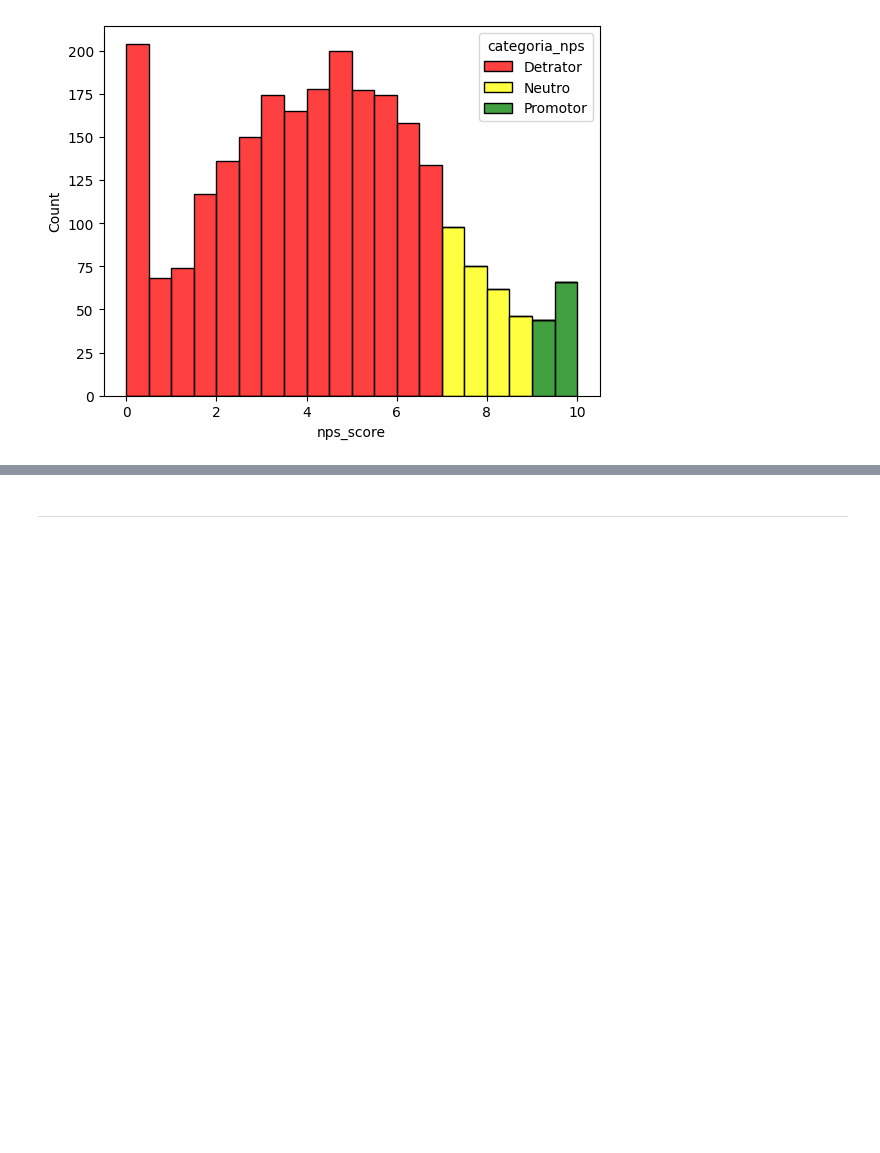
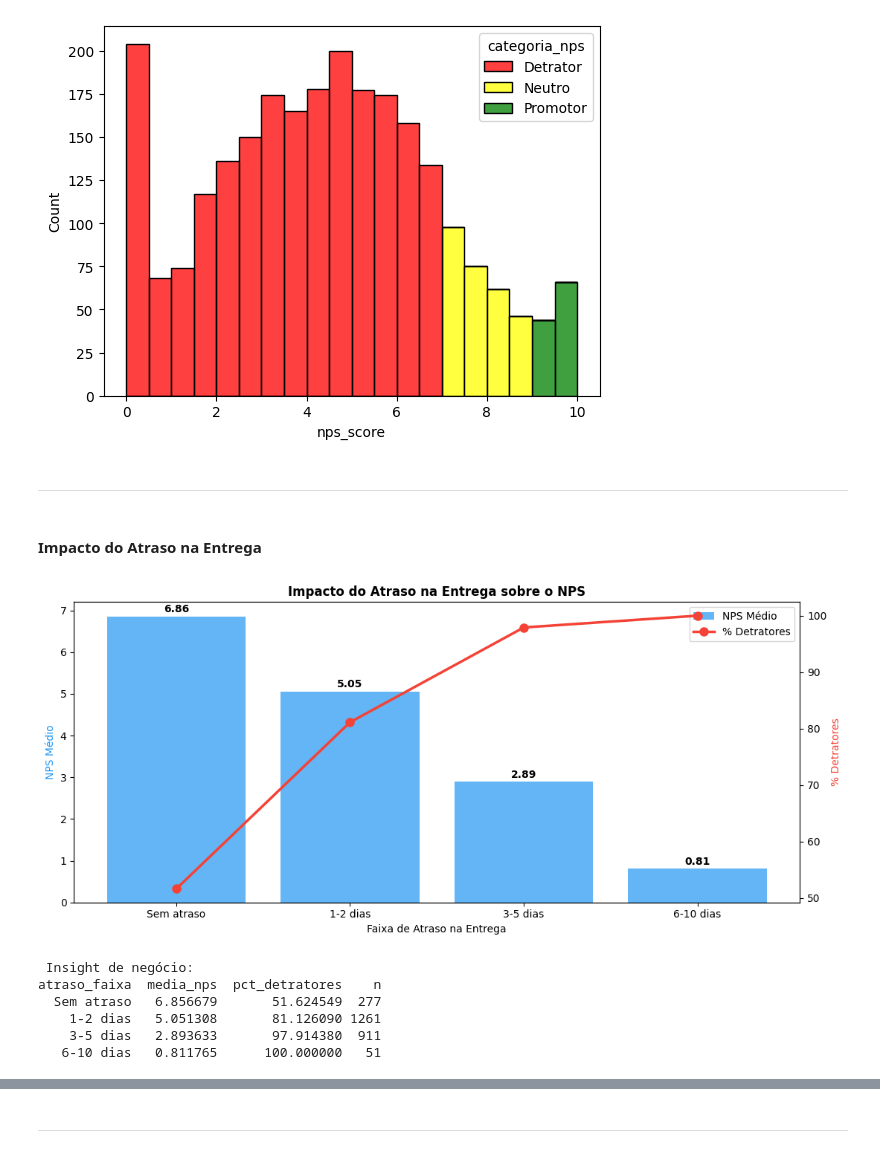
Before and after one commit to athosbhx/fiap-nps-predictive-analysis, a Jupyter notebook: notebooks/01_EDA_NPS.ipynb, the cells around one changed output, grey strips where cells are left out. Drawn from its saved outputs; the diff is of its cells as text; code cells hidden in the pictures; blank space fills up the shorter version.

```diff
--- a/notebooks/01_EDA_NPS.ipynb
+++ b/notebooks/01_EDA_NPS.ipynb
@@ -6,7 +8,7 @@ import seaborn as sns
 # %% [markdown]
 #### Realizando leitura do arquivo
 # %%
-dados = pd.read_csv(r"../data/raw/desafio_nps_fase_1.csv")
+dados = pd.read_csv(r"C:\Users\pedro\Downloads\desafio_nps_fase_1.csv")
 dados.head()
 # %% [output]
 |  | customer_id | customer_age | customer_region | customer_tenure_months | order_id | order_value | ... |
@@ -146,3 +149,59 @@ sns.histplot(data=dados, x='nps_score', hue='categoria_nps', multiple='stack', p
 plt.show()
 # %% [output]
 [figure]
+# %% [markdown]
+####
+----
+# %% [markdown]
+#### Impacto do Atraso na Entrega
+# %%
+dados['atraso_faixa'] = pd.cut(
+    dados['delivery_delay_days'],
+    bins = [-1, 0 , 2, 5, 10, 100],
+    labels = ['Sem atraso', '1-2 dias', '3-5 dias', '6-10 dias', '10+ dias']
+)
+
+atraso_nps = dados.groupby('atraso_faixa').agg(
+    media_nps = ('nps_score', 'mean'),
+    pct_detratores = ('categoria_nps', lambda x: (x == 'Detrator').mean() *100),
+    n = ('nps_score', 'count')
+).reset_index()
+
+fig, ax1 = plt.subplots(figsize=(11,5))
+ax2 = ax1.twinx()
+
+bars = ax1.bar(atraso_nps['atraso_faixa'], atraso_nps['media_nps'],
+               color='#2196f3', alpha = 0.7, label = 'NPS Médio')
+line = ax2.plot(atraso_nps['atraso_faixa'], atraso_nps['pct_detratores'],
+                color='#f44336', marker='o', linewidth=2.5, markersize=8,
+                label='% Detratores')
+
+ax1.set_title('Impacto do Atraso na Entrega sobre o NPS', fontweight='bold')
+ax1.set_xlabel('Faixa de Atraso na Entrega')
+ax1.set_ylabel('NPS Médio', color = '#2196f3')
+ax2.set_ylabel('% Detratores', color='#f44336')
+
+
+# Anotações nas barras
+
+for bar, val in zip(bars, atraso_nps['media_nps']):
+    ax1.text(bar.get_x() + bar.get_width()/2, bar.get_height() + 0.1,
+             f'{val:.2f}', ha = 'center', fontweight = 'bold', fontsize = 10)
+
+lines1, labels1 = ax1.get_legend_handles_labels()
+lines2, labels2 = ax2.get_legend_handles_labels()
+ax1.legend(lines1+lines2, labels1+labels2, loc='upper right')
+
+plt.tight_layout()
+plt.show()
+
+print('\n Insight de negócio:')
+print(atraso_nps[['atraso_faixa', 'media_nps', 'pct_detratores', 'n']].to_string(index=False))
+# %% [output]
+[figure, added]
+ Insight de negócio:
+atraso_faixa  media_nps  pct_detratores    n
+  Sem atraso   6.856679       51.624549  277
+    1-2 dias   5.051308       81.126090 1261
+    3-5 dias   2.893633       97.914380  911
+   6-10 dias   0.811765      100.000000   51
```
Also changed, not shown: parts of 15 cells of this notebook, 5 other files.
